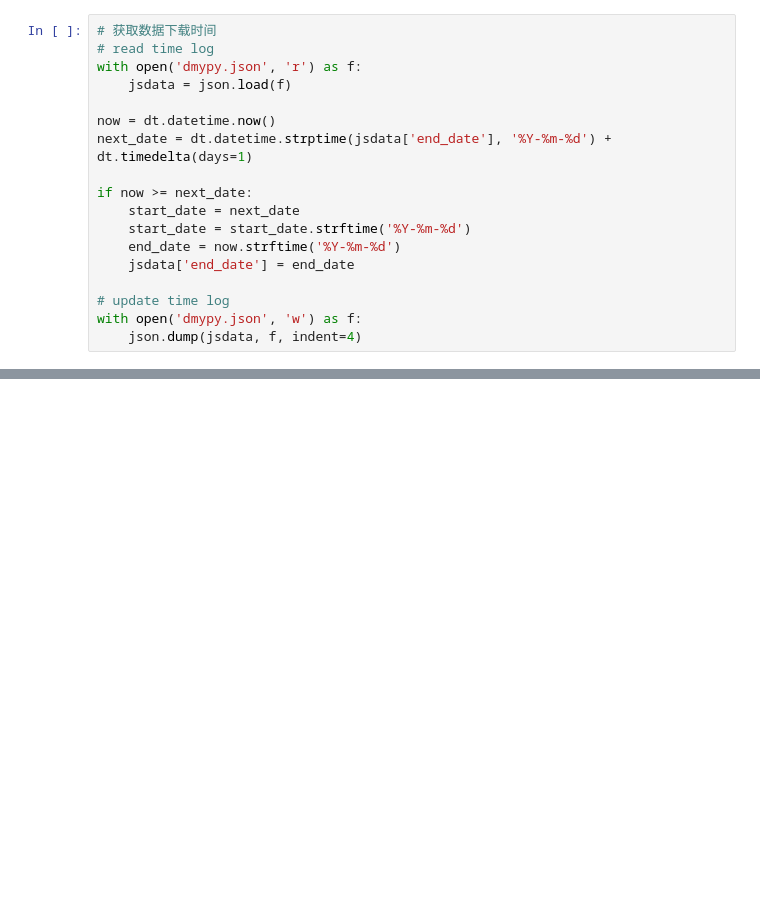
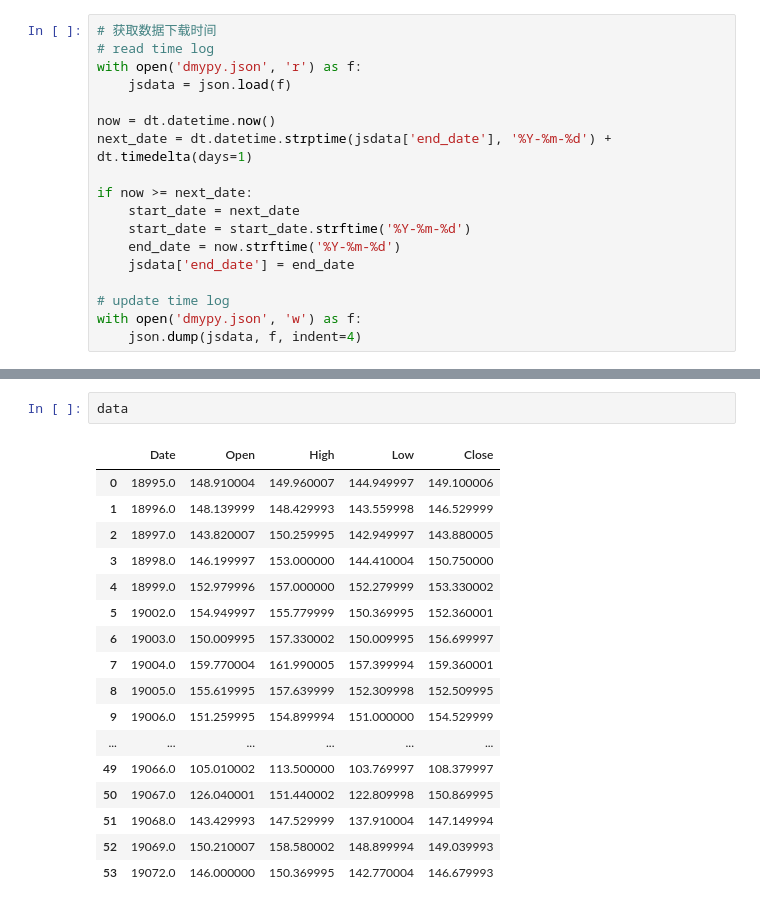
Before and after one commit to Garacc/ameQuant, a Jupyter notebook: try.ipynb, the cells around one changed output, grey strips where cells are left out. Saved outputs shown, nothing was run; the diff lists cells and outputs as text; blank space fills up the shorter version.

```diff
--- a/try.ipynb
+++ b/try.ipynb
@@ -130,0 +183,20 @@ df[['Close', 'MA20', 'UpperBand', 'LowerBand']].plot(figsize=(10, 6))
+# %%
+data
+# %% [output]
+|  | Date | Open | High | Low | Close |
+| 0 | 18995.0 | 148.910004 | 149.960007 | 144.949997 | 149.100006 |
+| 1 | 18996.0 | 148.139999 | 148.429993 | 143.559998 | 146.529999 |
+| 2 | 18997.0 | 143.820007 | 150.259995 | 142.949997 | 143.880005 |
+| 3 | 18998.0 | 146.199997 | 153.000000 | 144.410004 | 150.750000 |
+| 4 | 18999.0 | 152.979996 | 157.000000 | 152.279999 | 153.330002 |
+| 5 | 19002.0 | 154.949997 | 155.779999 | 150.369995 | 152.360001 |
+| 6 | 19003.0 | 150.009995 | 157.330002 | 150.009995 | 156.699997 |
+| 7 | 19004.0 | 159.770004 | 161.990005 | 157.399994 | 159.360001 |
+| 8 | 19005.0 | 155.619995 | 157.639999 | 152.309998 | 152.509995 |
+| 9 | 19006.0 | 151.259995 | 154.899994 | 151.000000 | 154.529999 |
+| ... | ... | ... | ... | ... | ... |
+| 49 | 19066.0 | 105.010002 | 113.500000 | 103.769997 | 108.379997 |
+| 50 | 19067.0 | 126.040001 | 151.440002 | 122.809998 | 150.869995 |
+| 51 | 19068.0 | 143.429993 | 147.529999 | 137.910004 | 147.149994 |
+| 52 | 19069.0 | 150.210007 | 158.580002 | 148.899994 | 149.039993 |
+| 53 | 19072.0 | 146.000000 | 150.369995 | 142.770004 | 146.679993 |
```
Also changed, not shown: parts of 17 cells of this notebook, 6 other files.
